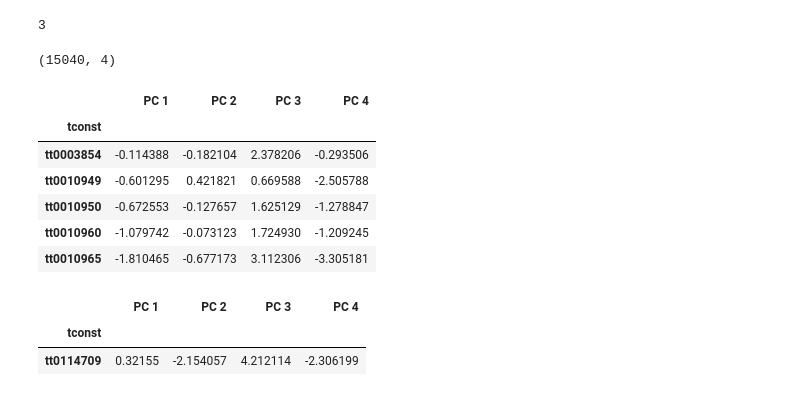
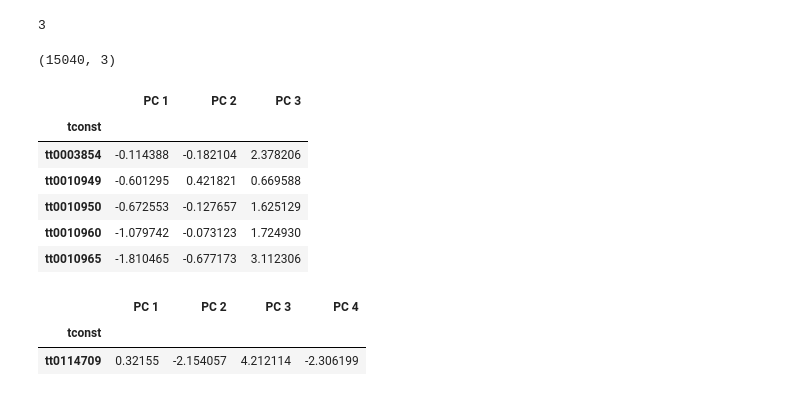
Before and after one commit to TPapiernik/Final_Project, a Jupyter notebook: g-mvs_K-Means_ML_Model_v4_with_Recommendations_TRAINING.ipynb, the cells around one changed output. Saved outputs shown, nothing was run; the diff lists cells and outputs as text; code cells hidden in the pictures.

```diff
--- a/g-mvs_K-Means_ML_Model_v4_with_Recommendations_TRAINING.ipynb
+++ b/g-mvs_K-Means_ML_Model_v4_with_Recommendations_TRAINING.ipynb
@@ -492,26 +499,25 @@ viewerTitleClass
 # %%
 # Create a Distance Matrix by 'tconst'
 
 # First, create a DataFrame of only the three Principal Components
 # of Titles in the same Class as viewerTitle
 
 clustered_df = clustered_df.loc[clustered_df['Class'] == viewerTitleClass]
 
-#distance_inputs_df = clustered_df[['tconst', 'PC 1', 'PC 2', 'PC 3']]
-distance_inputs_df = clustered_df[['tconst', 'PC 1', 'PC 2', 'PC 3', 'PC 4']]
+distance_inputs_df = clustered_df[['tconst', 'PC 1', 'PC 2', 'PC 3']]
 distance_inputs_df.set_index('tconst', inplace=True)
 
 print(distance_inputs_df.shape)
 distance_inputs_df.head()
 # %% [output]
-(15040, 4)
+(15040, 3)
-|  | PC 1 | PC 2 | PC 3 | PC 4 |
-| tconst |  |  |  |  |
-| tt0003854 | -0.114388 | -0.182104 | 2.378206 | -0.293506 |
-| tt0010949 | -0.601295 | 0.421821 | 0.669588 | -2.505788 |
-| tt0010950 | -0.672553 | -0.127657 | 1.625129 | -1.278847 |
-| tt0010960 | -1.079742 | -0.073123 | 1.724930 | -1.209245 |
-| tt0010965 | -1.810465 | -0.677173 | 3.112306 | -3.305181 |
+|  | PC 1 | PC 2 | PC 3 |
+| tconst |  |  |  |
+| tt0003854 | -0.114388 | -0.182104 | 2.378206 |
+| tt0010949 | -0.601295 | 0.421821 | 0.669588 |
+| tt0010950 | -0.672553 | -0.127657 | 1.625129 |
+| tt0010960 | -1.079742 | -0.073123 | 1.724930 |
+| tt0010965 | -1.810465 | -0.677173 | 3.112306 |
 # %%
 # Find Principal Component Coordinates
 # for viewer_tconst
```
Also changed, not shown: parts of 3 cells of this notebook.
